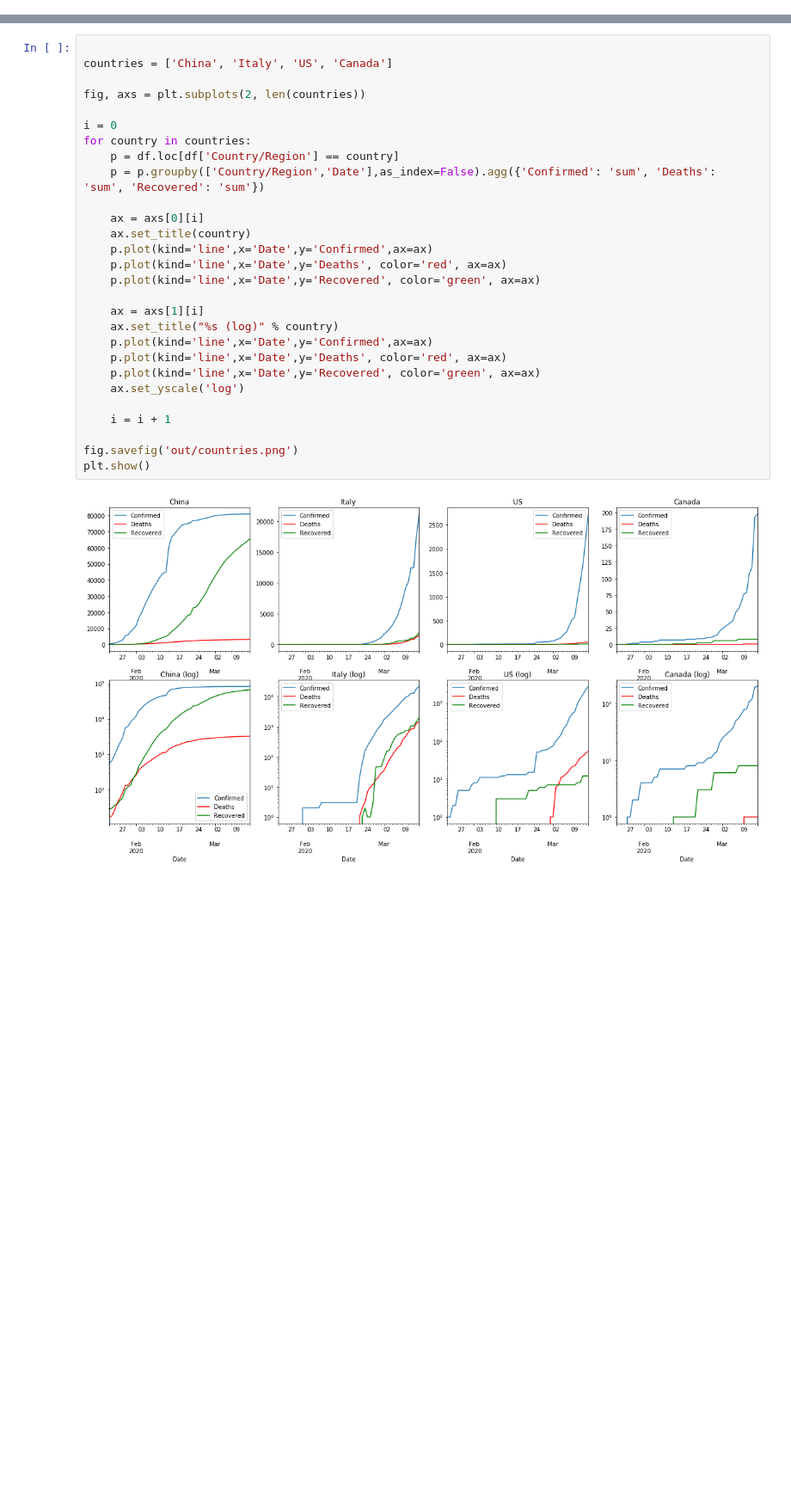
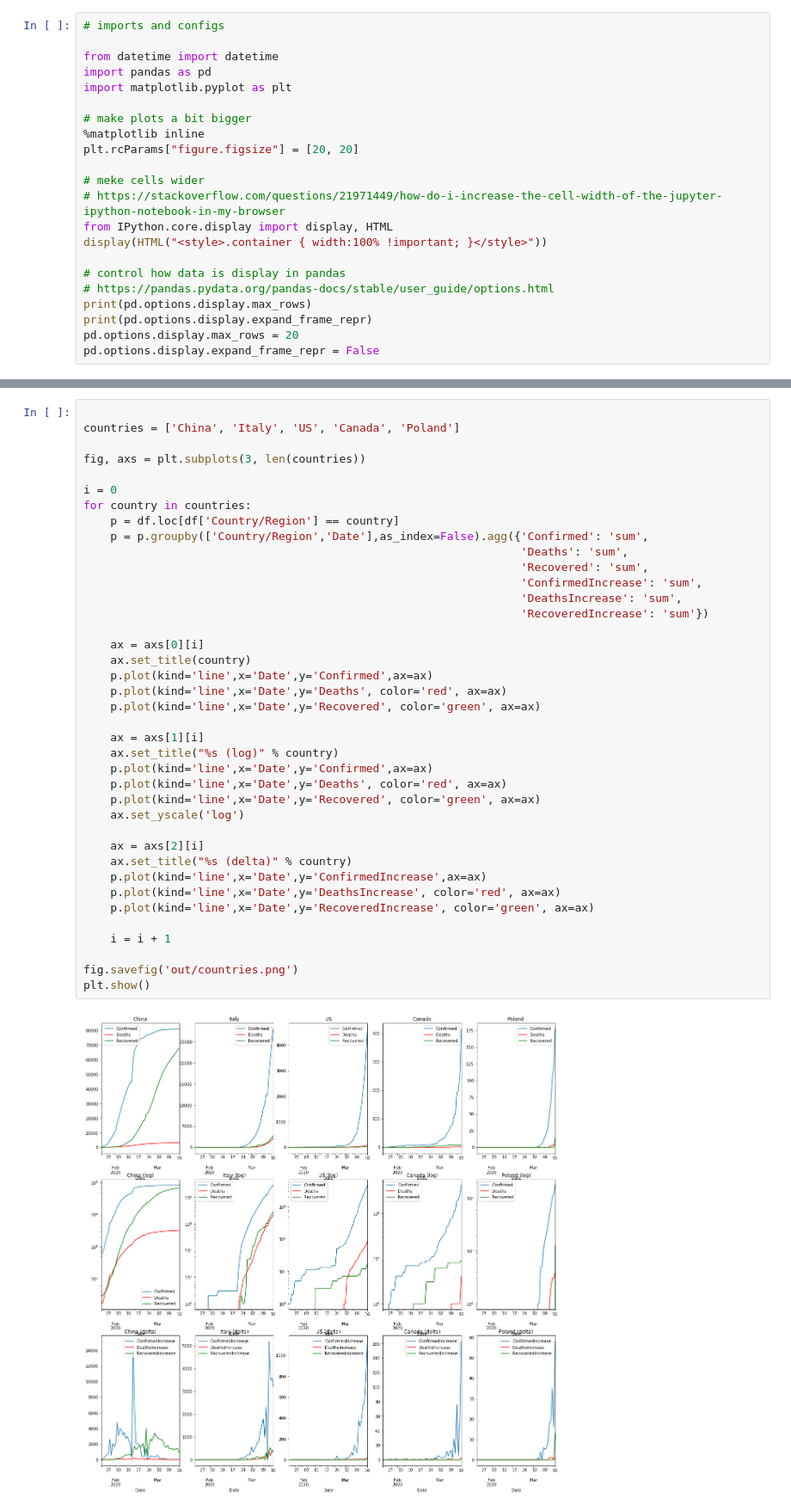
Before and after one commit to bartman/covid19, a Jupyter notebook: covid19-1.ipynb, the cells around one changed output, grey strips where cells are left out. Shown at 86% size. Cells and saved outputs as stored; diff of their text form; blank space fills up the shorter version.

Commit message:
more analysis, some configuration

```diff
--- a/covid19-1.ipynb
+++ b/covid19-1.ipynb
@@ -10,0 +1,22 @@ plt.rcParams["figure.figsize"] = [20, 10]
+# %%
+# imports and configs
+
+from datetime import datetime
+import pandas as pd
+import matplotlib.pyplot as plt
+
+# make plots a bit bigger
+%matplotlib inline
+plt.rcParams["figure.figsize"] = [20, 20]
+
+# meke cells wider
+# https://stackoverflow.com/questions/21971449/how-do-i-increase-the-cell-width-of-the-jupyter-ipython-notebook-in-my-browser
+from IPython.core.display import display, HTML
+display(HTML("<style>.container { width:100% !important; }</style>"))
+
+# control how data is display in pandas
+# https://pandas.pydata.org/pandas-docs/stable/user_guide/options.html
+print(pd.options.display.max_rows)
+print(pd.options.display.expand_frame_repr)
+pd.options.display.max_rows = 20
+pd.options.display.expand_frame_repr = False
@@ -81,31 +123,42 @@ plt.show()
 # %%
 
-countries = ['China', 'Italy', 'US', 'Canada']
+countries = ['China', 'Italy', 'US', 'Canada', 'Poland']
 
-fig, axs = plt.subplots(2, len(countries))
+fig, axs = plt.subplots(3, len(countries))
 
 i = 0
 for country in countries:
     p = df.loc[df['Country/Region'] == country]
-    p = p.groupby(['Country/Region','Date'],as_index=False).agg({'Confirmed': 'sum', 'Deaths': 'sum', 'Recovered': 'sum'})
+    p = p.groupby(['Country/Region','Date'],as_index=False).agg({'Confirmed': 'sum',
+                                                                 'Deaths': 'sum',
+                                                                 'Recovered': 'sum',
+                                                                 'ConfirmedIncrease': 'sum',
+                                                                 'DeathsIncrease': 'sum',
+                                                                 'RecoveredIncrease': 'sum'})
 
     ax = axs[0][i]
     ax.set_title(country)
     p.plot(kind='line',x='Date',y='Confirmed',ax=ax)
     p.plot(kind='line',x='Date',y='Deaths', color='red', ax=ax)
     p.plot(kind='line',x='Date',y='Recovered', color='green', ax=ax)
 
     ax = axs[1][i]
     ax.set_title("%s (log)" % country)
     p.plot(kind='line',x='Date',y='Confirmed',ax=ax)
     p.plot(kind='line',x='Date',y='Deaths', color='red', ax=ax)
     p.plot(kind='line',x='Date',y='Recovered', color='green', ax=ax)
     ax.set_yscale('log')
 
+    ax = axs[2][i]
+    ax.set_title("%s (delta)" % country)
+    p.plot(kind='line',x='Date',y='ConfirmedIncrease',ax=ax)
+    p.plot(kind='line',x='Date',y='DeathsIncrease', color='red', ax=ax)
+    p.plot(kind='line',x='Date',y='RecoveredIncrease', color='green', ax=ax)
+
     i = i + 1
 
 fig.savefig('out/countries.png')
 plt.show()
 # %% [output]
-[figure, old version]
+[figure, new version]
 # %%
```
Also changed, not shown: parts of 5 cells of this notebook.
